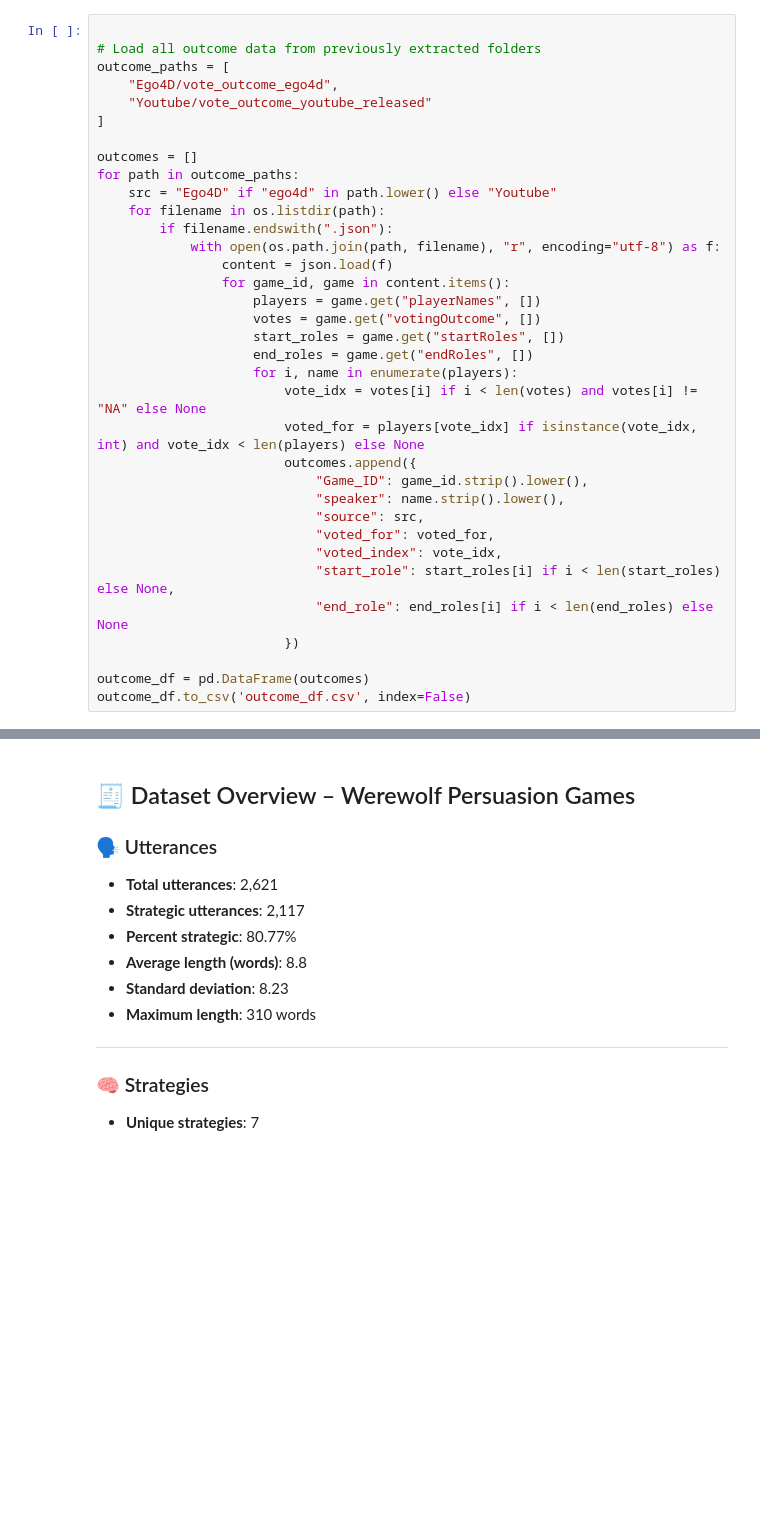
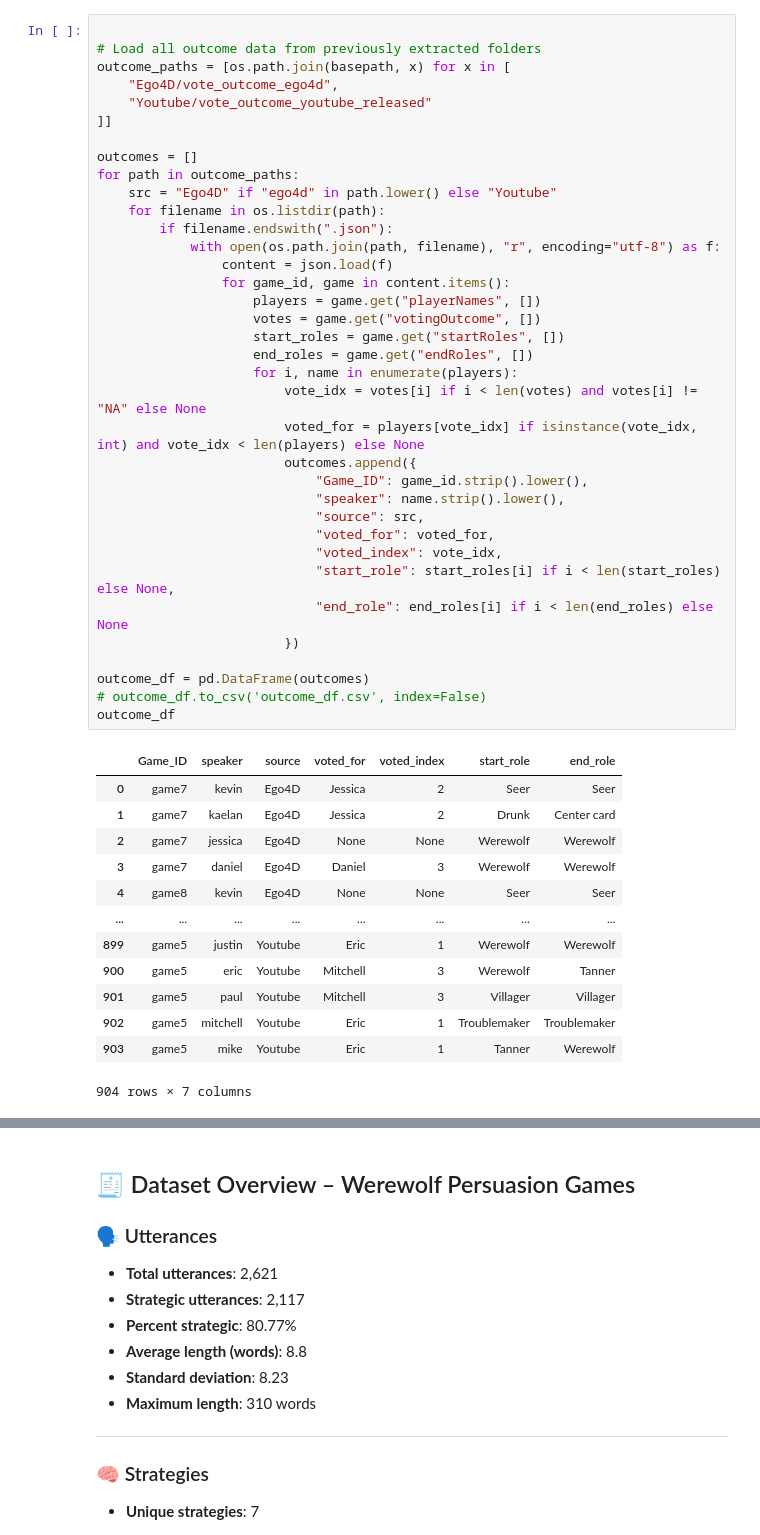
Before and after one commit to CUBoulder-DS/CSCI-5423-Final, a Jupyter notebook: Notebooks/EDA_Werewolf-Among-Us.ipynb, the cells around one changed output, grey strips where cells are left out. Saved outputs shown, nothing was run; the diff lists cells and outputs as text; blank space fills up the shorter version.

```diff
--- a/Notebooks/EDA_Werewolf-Among-Us.ipynb
+++ b/Notebooks/EDA_Werewolf-Among-Us.ipynb
@@ -45,38 +66,53 @@ df.to_csv('df.csv', index=False)
 # %%
 
 # Load all outcome data from previously extracted folders
-outcome_paths = [
+outcome_paths = [os.path.join(basepath, x) for x in [
     "Ego4D/vote_outcome_ego4d",
     "Youtube/vote_outcome_youtube_released"
-]
+]]
 
 outcomes = []
 for path in outcome_paths:
     src = "Ego4D" if "ego4d" in path.lower() else "Youtube"
     for filename in os.listdir(path):
         if filename.endswith(".json"):
             with open(os.path.join(path, filename), "r", encoding="utf-8") as f:
                 content = json.load(f)
                 for game_id, game in content.items():
                     players = game.get("playerNames", [])
                     votes = game.get("votingOutcome", [])
                     start_roles = game.get("startRoles", [])
                     end_roles = game.get("endRoles", [])
                     for i, name in enumerate(players):
                         vote_idx = votes[i] if i < len(votes) and votes[i] != "NA" else None
                         voted_for = players[vote_idx] if isinstance(vote_idx, int) and vote_idx < len(players) else None
                         outcomes.append({
                             "Game_ID": game_id.strip().lower(),
                             "speaker": name.strip().lower(),
                             "source": src,
                             "voted_for": voted_for,
                             "voted_index": vote_idx,
                             "start_role": start_roles[i] if i < len(start_roles) else None,
                             "end_role": end_roles[i] if i < len(end_roles) else None
                         })
 
 outcome_df = pd.DataFrame(outcomes)
-outcome_df.to_csv('outcome_df.csv', index=False)
+# outcome_df.to_csv('outcome_df.csv', index=False)
+outcome_df
+# %% [output]
+|  | Game_ID | speaker | source | voted_for | voted_index | start_role | end_role |
+| 0 | game7 | kevin | Ego4D | Jessica | 2 | Seer | Seer |
+| 1 | game7 | kaelan | Ego4D | Jessica | 2 | Drunk | Center card |
+| 2 | game7 | jessica | Ego4D | None | None | Werewolf | Werewolf |
+| 3 | game7 | daniel | Ego4D | Daniel | 3 | Werewolf | Werewolf |
+| 4 | game8 | kevin | Ego4D | None | None | Seer | Seer |
+| ... | ... | ... | ... | ... | ... | ... | ... |
+| 899 | game5 | justin | Youtube | Eric | 1 | Werewolf | Werewolf |
+| 900 | game5 | eric | Youtube | Mitchell | 3 | Werewolf | Tanner |
+| 901 | game5 | paul | Youtube | Mitchell | 3 | Villager | Villager |
+| 902 | game5 | mitchell | Youtube | Eric | 1 | Troublemaker | Troublemaker |
+| 903 | game5 | mike | Youtube | Eric | 1 | Tanner | Werewolf |
+904 rows × 7 columns
 # %%
 
 # Merge using stricter keys
```
Also changed, not shown: parts of 15 cells of this notebook, 1 other file.
